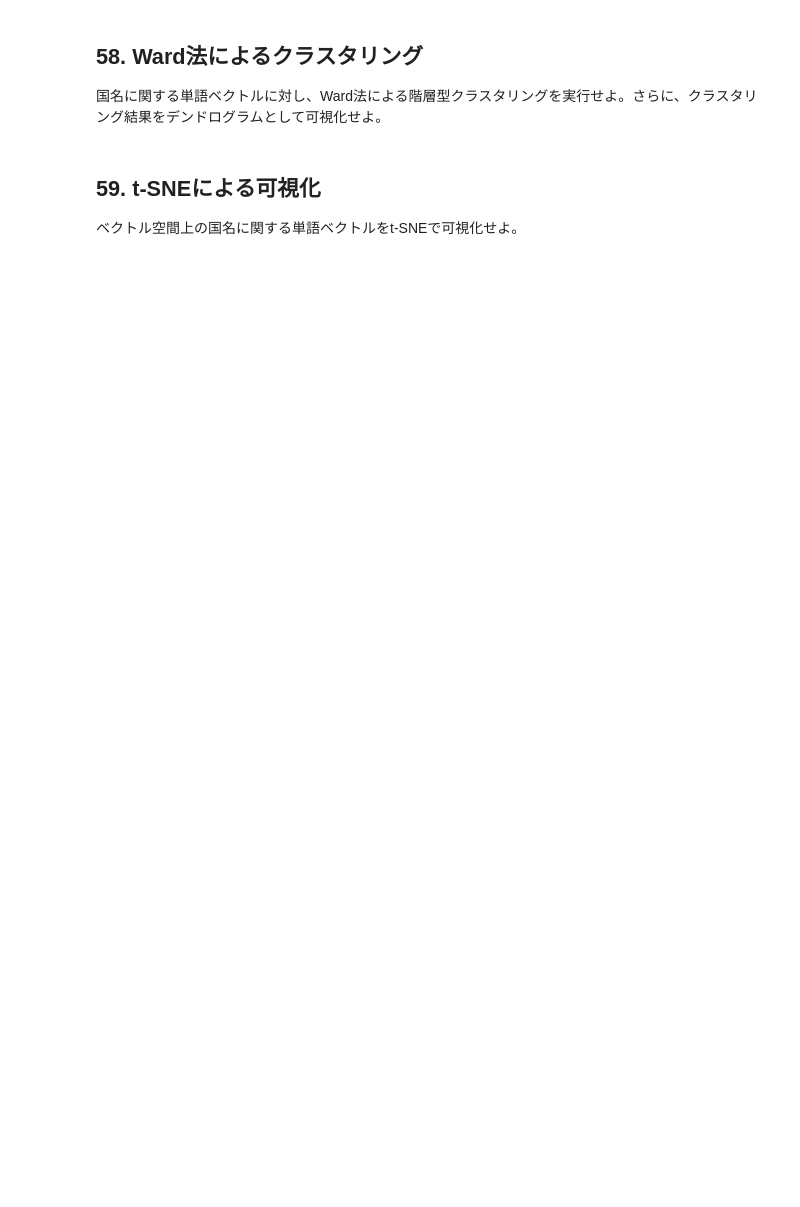
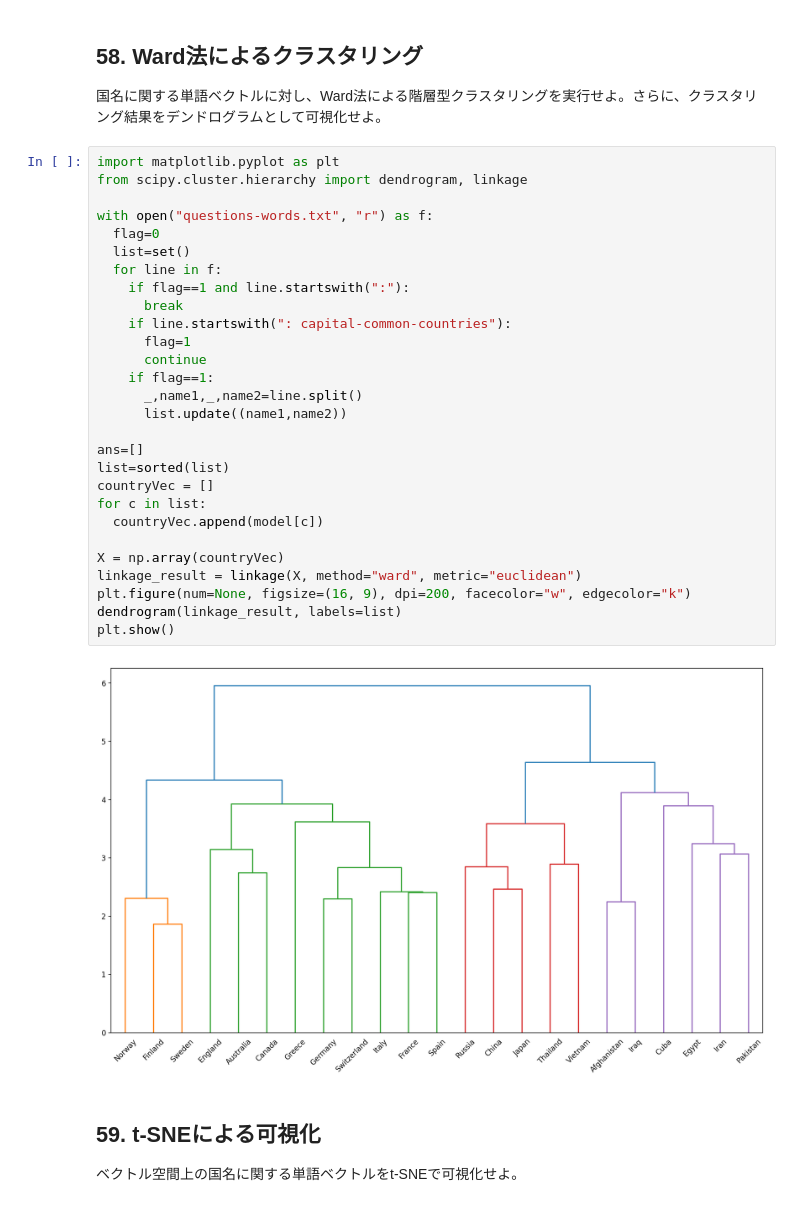
Before and after one commit to kosuke-2025/NLP100, a Jupyter notebook: ja/ch06.ipynb, the cells around one changed output. Drawn from its saved outputs; the diff is of its cells as text; blank space fills up the shorter version.

```diff
--- a/ja/ch06.ipynb
+++ b/ja/ch06.ipynb
@@ -198,6 +197,36 @@ Pakistan
 ## 58. Ward法によるクラスタリング
 
 国名に関する単語ベクトルに対し、Ward法による階層型クラスタリングを実行せよ。さらに、クラスタリング結果をデンドログラムとして可視化せよ。
+# %%
+import matplotlib.pyplot as plt
+from scipy.cluster.hierarchy import dendrogram, linkage
+
+with open("questions-words.txt", "r") as f:
+  flag=0
+  list=set()
+  for line in f:
+    if flag==1 and line.startswith(":"):
+      break
+    if line.startswith(": capital-common-countries"):
+      flag=1
+      continue
+    if flag==1:
+      _,name1,_,name2=line.split()
+      list.update((name1,name2))
+
+ans=[]
+list=sorted(list)
+countryVec = []
+for c in list:
+  countryVec.append(model[c])
+
+X = np.array(countryVec)
+linkage_result = linkage(X, method="ward", metric="euclidean")
+plt.figure(num=None, figsize=(16, 9), dpi=200, facecolor="w", edgecolor="k")
+dendrogram(linkage_result, labels=list)
+plt.show()
+# %% [output]
+[figure, added]
 # %% [markdown]
 ## 59. t-SNEによる可視化
 
```
Also changed, not shown: parts of 2 cells of this notebook.
